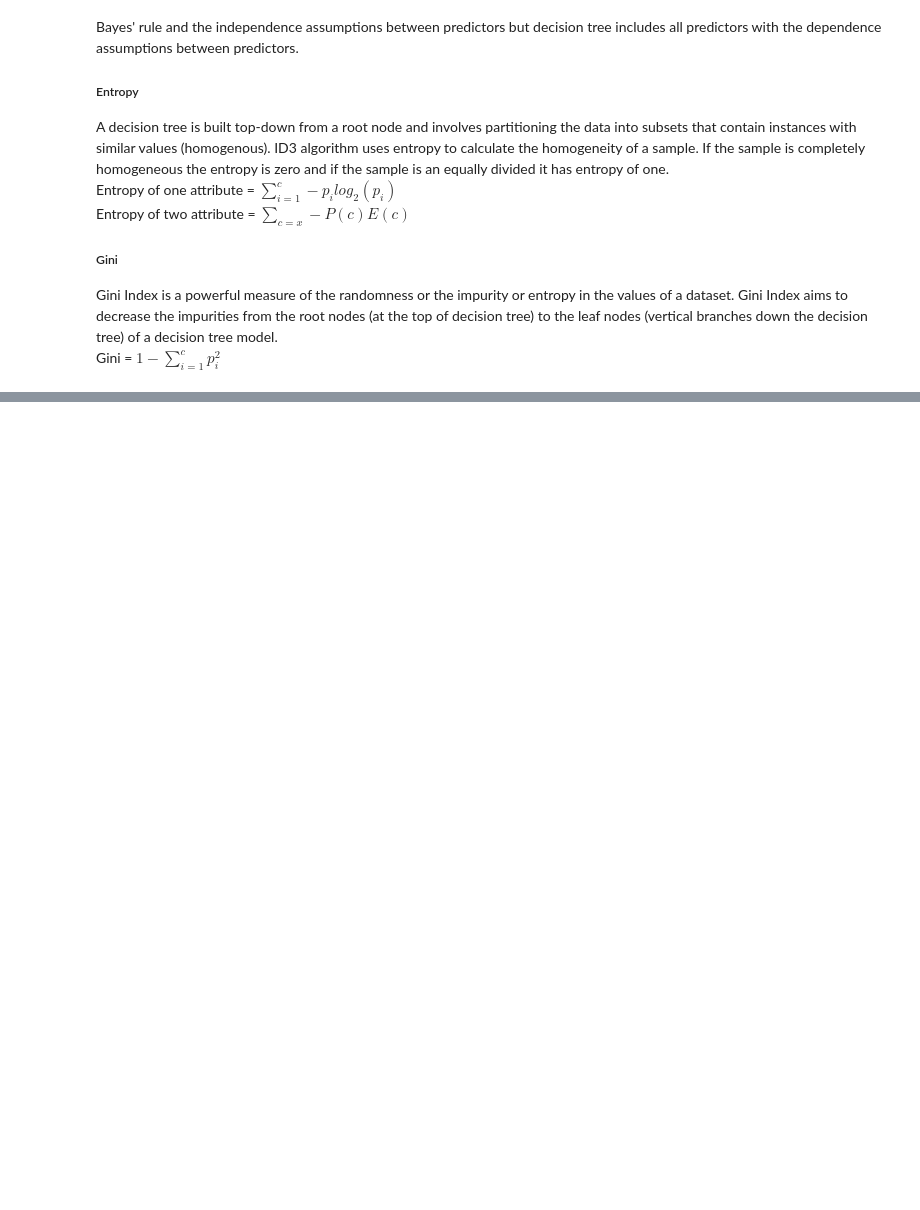
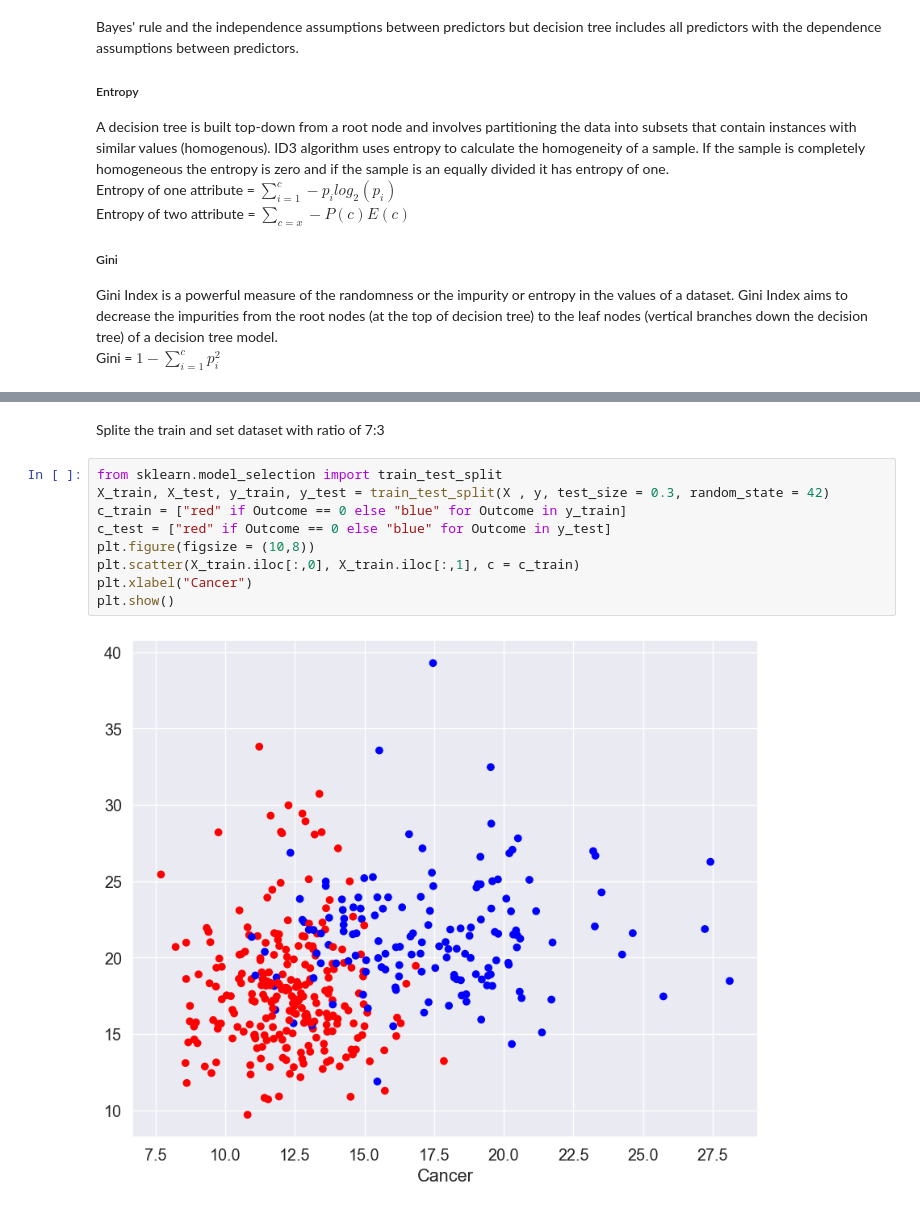
Before and after one commit to iris-Ranwt/INDE577, a Jupyter notebook: supervised-learning/Decision-Tress/DecisionTree.ipynb, the cells around one changed output, grey strips where cells are left out. Saved outputs shown, nothing was run; the diff lists cells and outputs as text; blank space fills up the shorter version.

```diff
--- a/supervised-learning/Decision-Tress/DecisionTree.ipynb
+++ b/supervised-learning/Decision-Tress/DecisionTree.ipynb
@@ -36,0 +102,13 @@ Gini = $1-\sum_{i =1}^c p_i^2$
+# %% [markdown]
+Splite the train and set dataset with ratio of 7:3
+# %%
+from sklearn.model_selection import train_test_split
+X_train, X_test, y_train, y_test = train_test_split(X , y, test_size = 0.3, random_state = 42)
+c_train = ["red" if Outcome == 0 else "blue" for Outcome in y_train]
+c_test = ["red" if Outcome == 0 else "blue" for Outcome in y_test]
+plt.figure(figsize = (10,8))
+plt.scatter(X_train.iloc[:,0], X_train.iloc[:,1], c = c_train)
+plt.xlabel("Cancer")
+plt.show()
+# %% [output]
+[figure, added]
```
Also changed, not shown: parts of 15 cells of this notebook, 6 other files.
